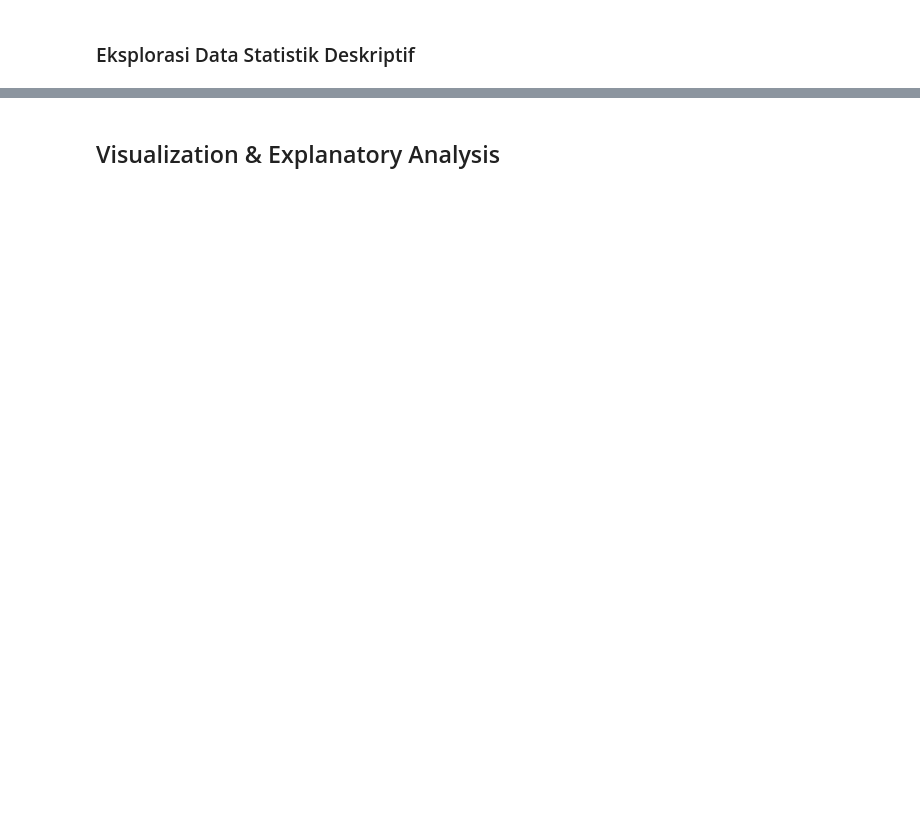
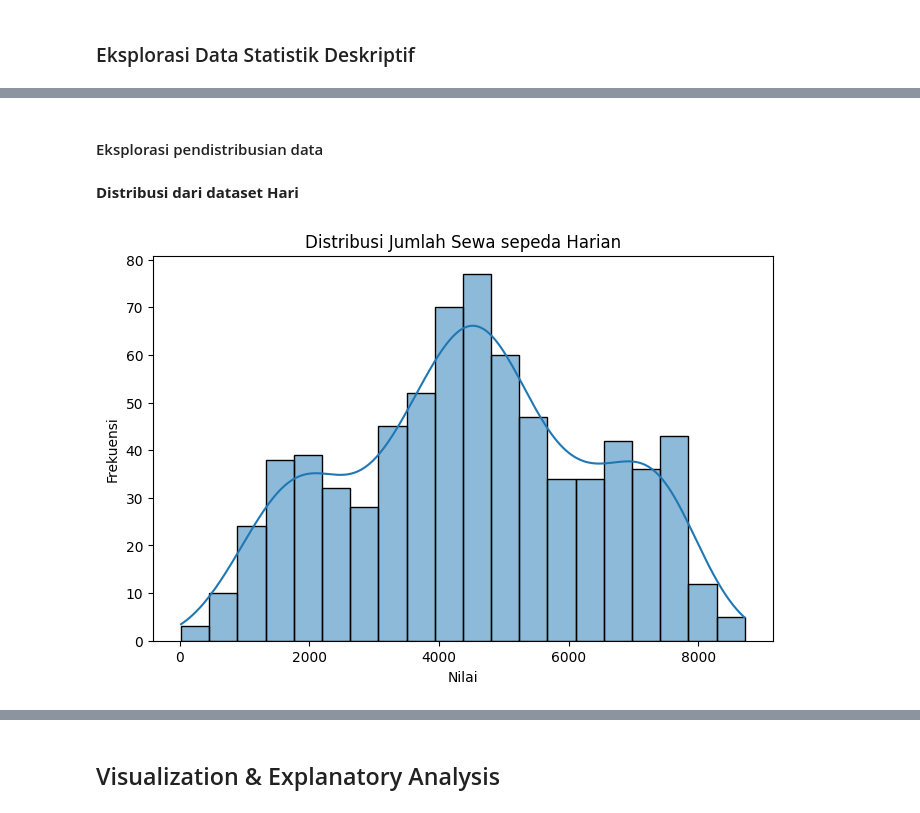
Before and after one commit to Prcksp/proyek_analisis_data, a Jupyter notebook: Proyek_Analisis_Data.ipynb, the cells around one changed output, grey strips where cells are left out. Drawn from its saved outputs; the diff is of its cells as text; code cells hidden in the pictures; blank space fills up the shorter version.

```diff
--- a/Proyek_Analisis_Data.ipynb
+++ b/Proyek_Analisis_Data.ipynb
@@ -196,0 +275,13 @@ Statistik Data Per Jam:
+# %% [markdown]
+#### Eksplorasi pendistribusian data
+# %% [markdown]
+**Distribusi dari dataset Hari**
+# %%
+plt.figure(figsize=(8, 5))
+sns.histplot(day_df['cnt'], bins=20, kde=True)
+plt.title("Distribusi Jumlah Sewa sepeda Harian")
+plt.xlabel("Nilai")
+plt.ylabel("Frekuensi")
+plt.show()
+# %% [output]
+[figure, added]
```
Also changed, not shown: parts of 33 cells of this notebook.
